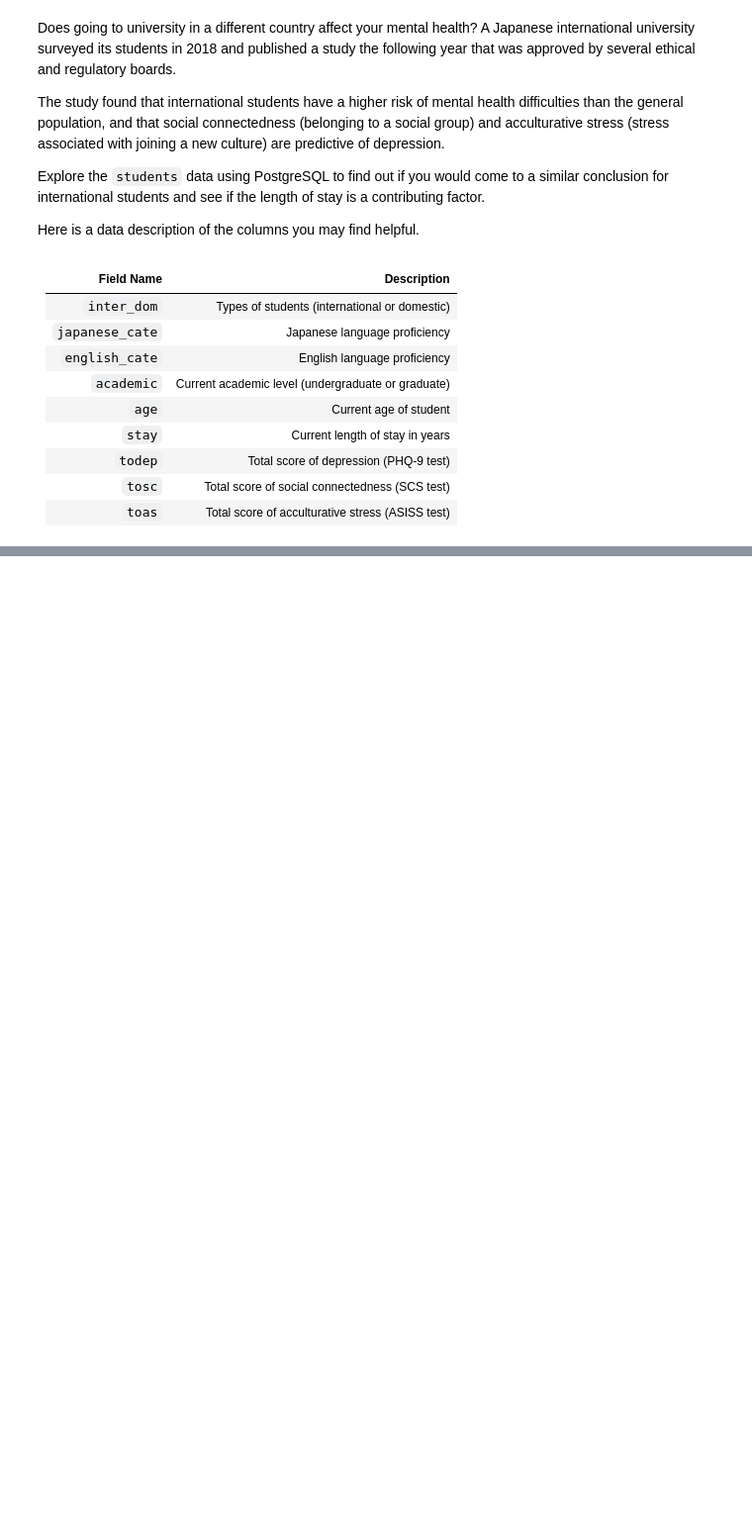
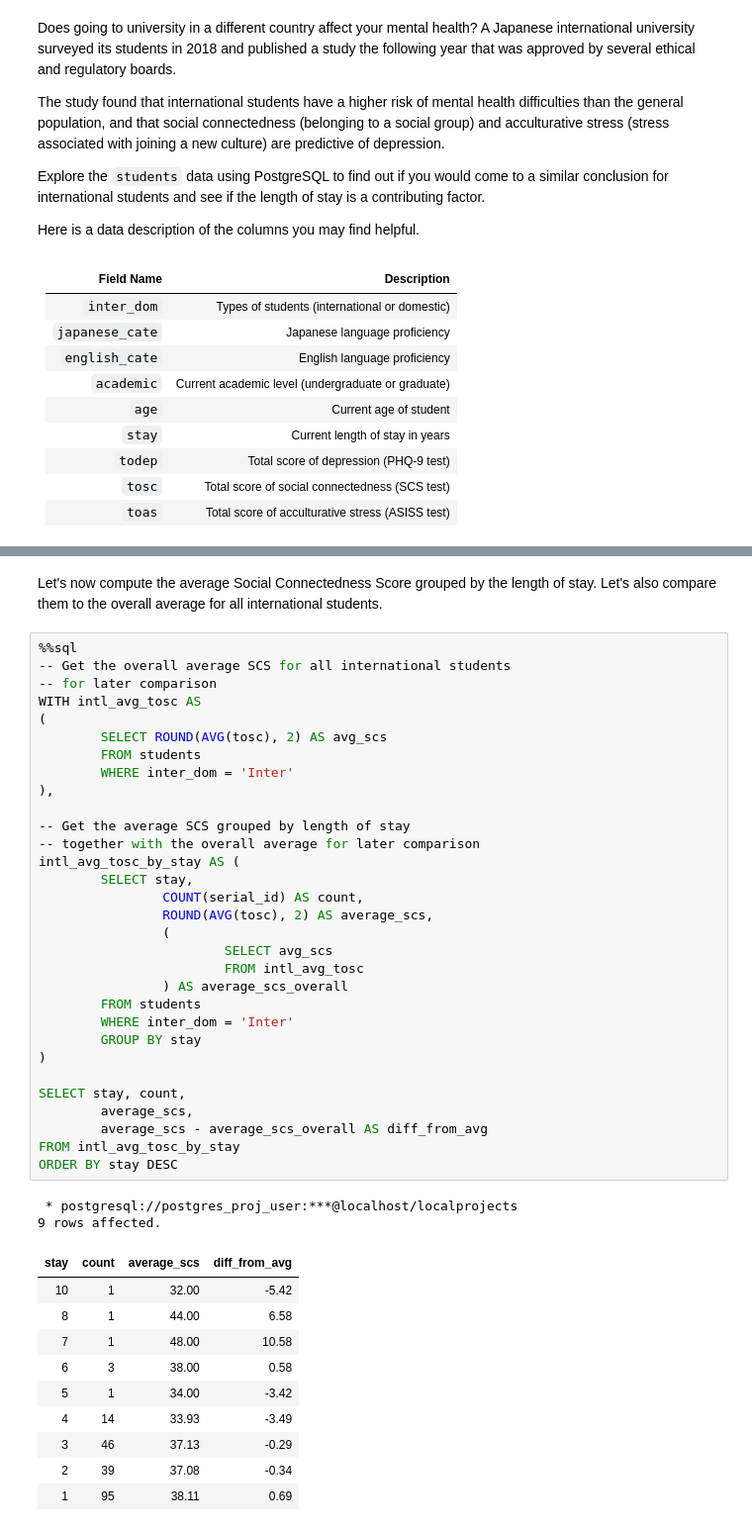
Before and after one commit to jrili/datacamp-analyzing-students-mental-health, a Jupyter notebook: datacamp_analyzing_students_mental_health.ipynb, the cells around one changed output, grey strips where cells are left out. Shown at 99% size. Drawn from its saved outputs; the diff is of its cells as text; blank space fills up the shorter version.

Commit message:
Update notebook with most of the meat of the contents. TODO: ToAS section - also added figure from PHQ-9 paper

```diff
--- a/datacamp_analyzing_students_mental_health.ipynb
+++ b/datacamp_analyzing_students_mental_health.ipynb
@@ -41,0 +338,46 @@ FROM students;
+# %% [markdown]
+Let's now compute the average Social Connectedness Score grouped by the length of stay. Let's also compare them to the overall average for all international students.
+# %%
+%%sql
+-- Get the overall average SCS for all international students
+-- for later comparison
+WITH intl_avg_tosc AS
+(
+        SELECT ROUND(AVG(tosc), 2) AS avg_scs
+        FROM students
+        WHERE inter_dom = 'Inter'
+),
+
+-- Get the average SCS grouped by length of stay
+-- together with the overall average for later comparison
+intl_avg_tosc_by_stay AS (
+        SELECT stay,
+                COUNT(serial_id) AS count,
+                ROUND(AVG(tosc), 2) AS average_scs,
+                (
+                        SELECT avg_scs
+                        FROM intl_avg_tosc
+                ) AS average_scs_overall
+        FROM students
+        WHERE inter_dom = 'Inter'
+        GROUP BY stay
+)
+
+SELECT stay, count,
+        average_scs,
+        average_scs - average_scs_overall AS diff_from_avg
+FROM intl_avg_tosc_by_stay
+ORDER BY stay DESC
+# %% [output]
+ * postgresql://postgres_proj_user:***@localhost/localprojects
+9 rows affected.
+| stay | count | average_scs | diff_from_avg |
+| 10 | 1 | 32.00 | -5.42 |
+| 8 | 1 | 44.00 | 6.58 |
+| 7 | 1 | 48.00 | 10.58 |
+| 6 | 3 | 38.00 | 0.58 |
+| 5 | 1 | 34.00 | -3.42 |
+| 4 | 14 | 33.93 | -3.49 |
+| 3 | 46 | 37.13 | -0.29 |
+| 2 | 39 | 37.08 | -0.34 |
+| 1 | 95 | 38.11 | 0.69 |
```
Also changed, not shown: parts of 38 cells of this notebook, 1 other file.
